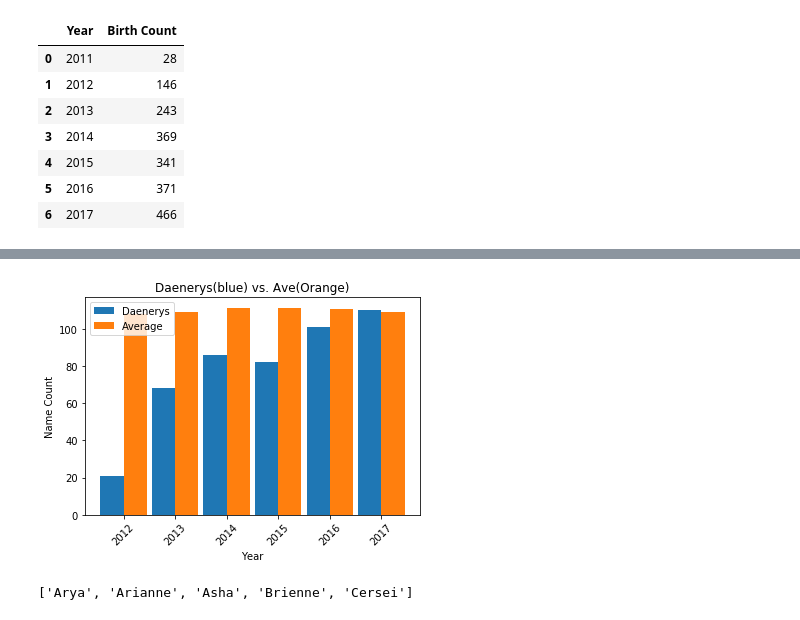
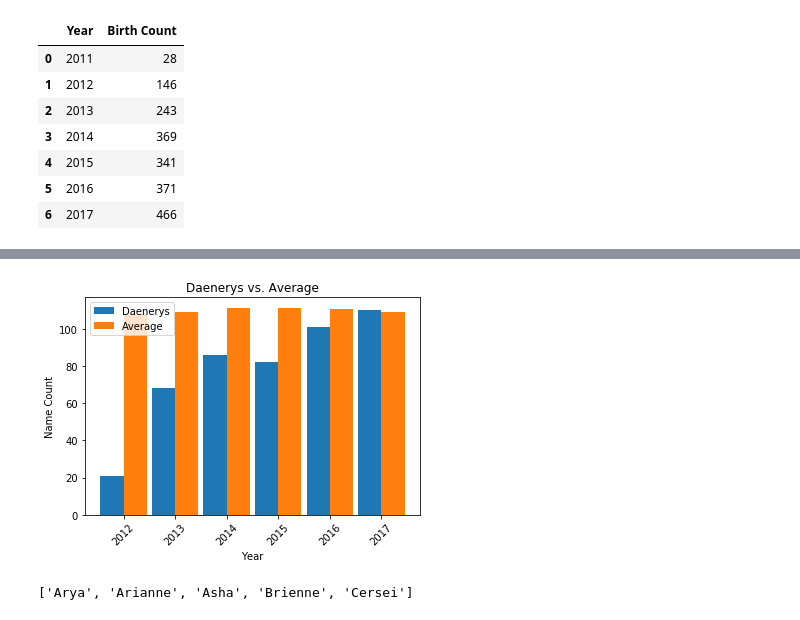
Before and after one commit to nsetnik0703/nightwatch, a Jupyter notebook: NamesGoTmatplot.ipynb, the cells around one changed output, grey strips where cells are left out. Saved outputs shown, nothing was run; the diff lists cells and outputs as text; code cells hidden in the pictures.

```diff
--- a/NamesGoTmatplot.ipynb
+++ b/NamesGoTmatplot.ipynb
@@ -284,4 +282,4 @@ plt.savefig("Graph_Images/GoT/sansa_vs_average.png")
 # %%
-compareToAverage(daenerysdf, label="Daenerys",title="Daenerys(blue) vs. Ave(Orange)")
+compareToAverage(daenerysdf, label="Daenerys",title="Daenerys vs. Average")
 plt.savefig("Graph_Images/GoT/Daenerys_vs_average.png")
 # %% [output]
@@ -290,4 +286,4 @@ Adding an axes using the same arguments as a previous axes currently reuses the
-[figure, old version]
+[figure, new version]
 # %%
 def plotList(names, gender, marker='o',alpha=0.65, yob='yob20'):
     """names = a list of names
```
Also changed, not shown: parts of 8 cells of this notebook, 6 other files.
